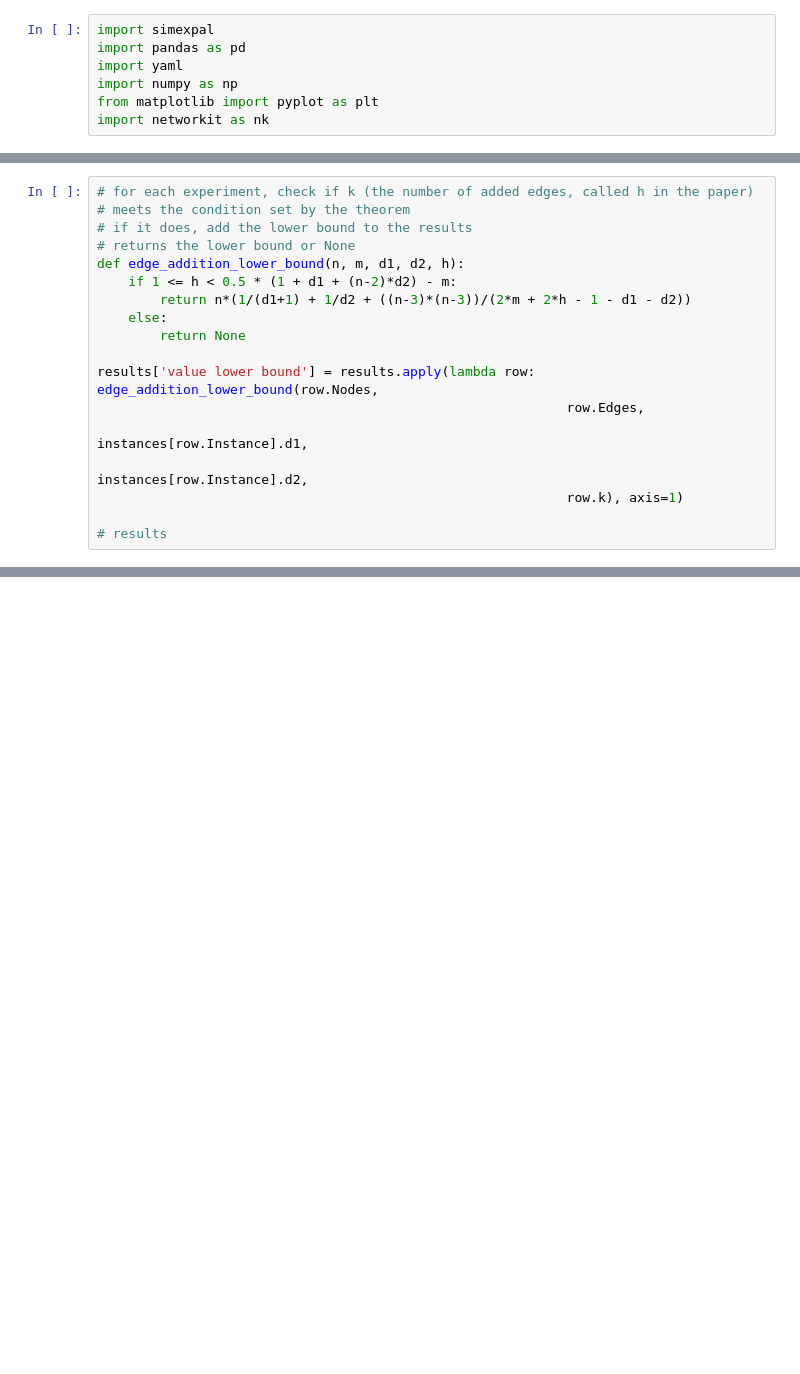
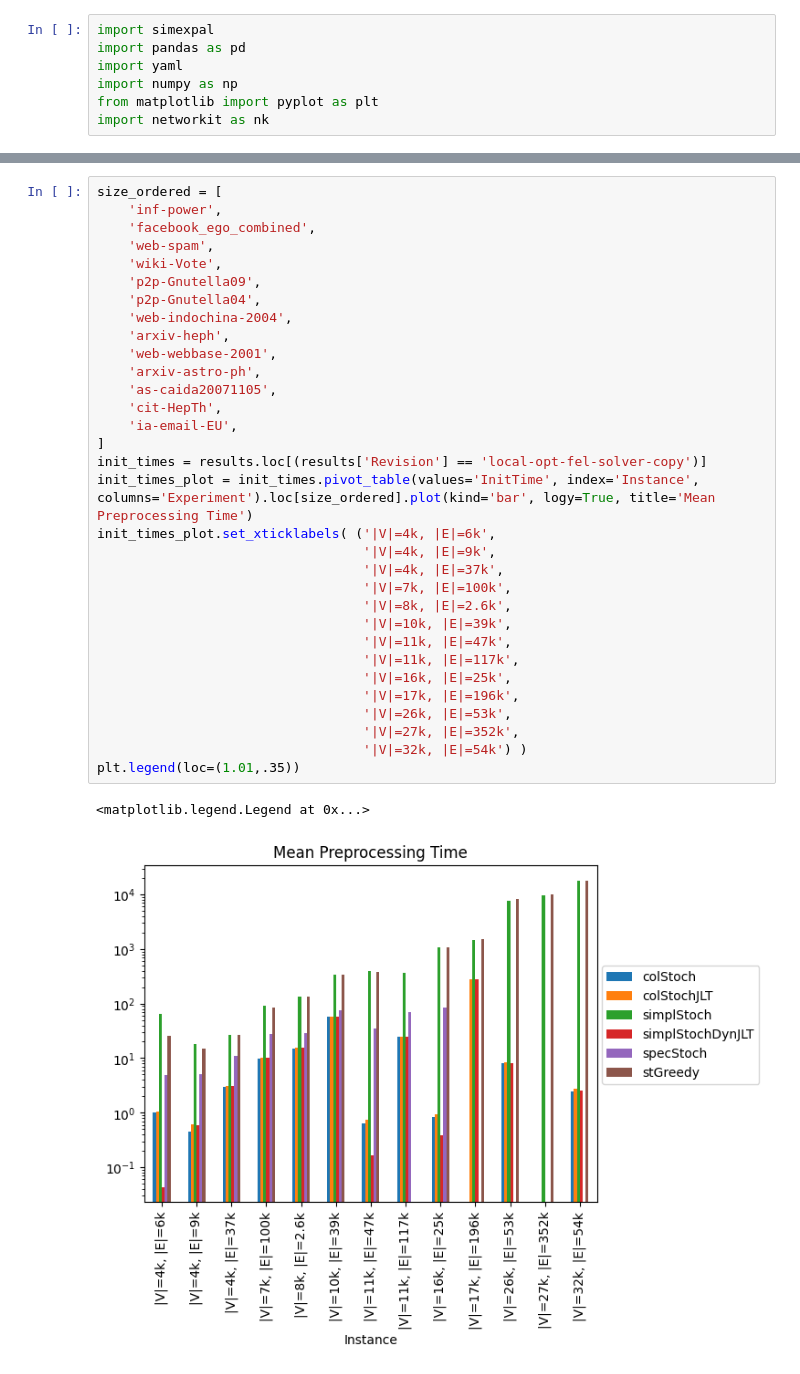
Before and after one commit to hu-macsy/2023-KGRIP-KLRIP, a Jupyter notebook: eval.ipynb, the cells around one changed output, grey strips where cells are left out. Cells and saved outputs as stored; diff of their text form; blank space fills up the shorter version.

```diff
--- a/eval.ipynb
+++ b/eval.ipynb
@@ -94,18 +106,0 @@ instances
-# %%
-# for each experiment, check if k (the number of added edges, called h in the paper)
-# meets the condition set by the theorem
-# if it does, add the lower bound to the results
-# returns the lower bound or None
-def edge_addition_lower_bound(n, m, d1, d2, h):
-    if 1 <= h < 0.5 * (1 + d1 + (n-2)*d2) - m:
-        return n*(1/(d1+1) + 1/d2 + ((n-3)*(n-3))/(2*m + 2*h - 1 - d1 - d2))
-    else:
-        return None
-
-results['value lower bound'] = results.apply(lambda row: edge_addition_lower_bound(row.Nodes,
-                                                            row.Edges,
-                                                            instances[row.Instance].d1,
-                                                            instances[row.Instance].d2,
-                                                            row.k), axis=1)
-
-# results
@@ -118,0 +127,35 @@ minimum difference (%): 4937.727239060587 0.15588739468767748
+# %%
+size_ordered = [
+    'inf-power',
+    'facebook_ego_combined',
+    'web-spam',
+    'wiki-Vote',
+    'p2p-Gnutella09',
+    'p2p-Gnutella04',
+    'web-indochina-2004',
+    'arxiv-heph',
+    'web-webbase-2001',
+    'arxiv-astro-ph',
+    'as-caida20071105',
+    'cit-HepTh',
+    'ia-email-EU',
+]
+init_times = results.loc[(results['Revision'] == 'local-opt-fel-solver-copy')]
+init_times_plot = init_times.pivot_table(values='InitTime', index='Instance', columns='Experiment').loc[size_ordered].plot(kind='bar', logy=True, title='Mean Preprocessing Time')
+init_times_plot.set_xticklabels( ('|V|=4k, |E|=6k',
+                                  '|V|=4k, |E|=9k',
+                                  '|V|=4k, |E|=37k',
+                                  '|V|=7k, |E|=100k',
+                                  '|V|=8k, |E|=2.6k',
+                                  '|V|=10k, |E|=39k',
+                                  '|V|=11k, |E|=47k',
+                                  '|V|=11k, |E|=117k',
+                                  '|V|=16k, |E|=25k',
+                                  '|V|=17k, |E|=196k',
+                                  '|V|=26k, |E|=53k',
+                                  '|V|=27k, |E|=352k',
+                                  '|V|=32k, |E|=54k') )
+plt.legend(loc=(1.01,.35))
+# %% [output]
+<matplotlib.legend.Legend at 0x...>
+[figure, added]
```
Also changed, not shown: parts of 17 cells of this notebook, 1 other file.
